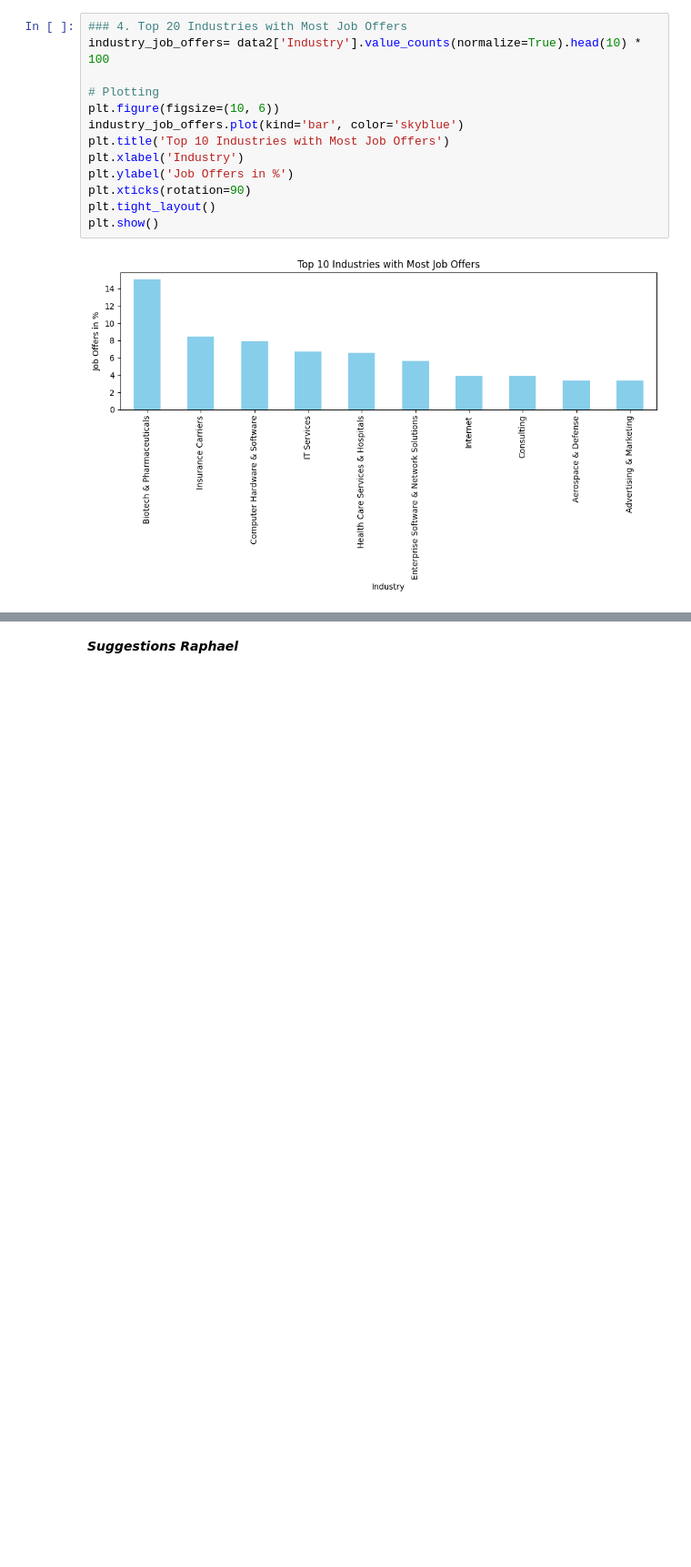
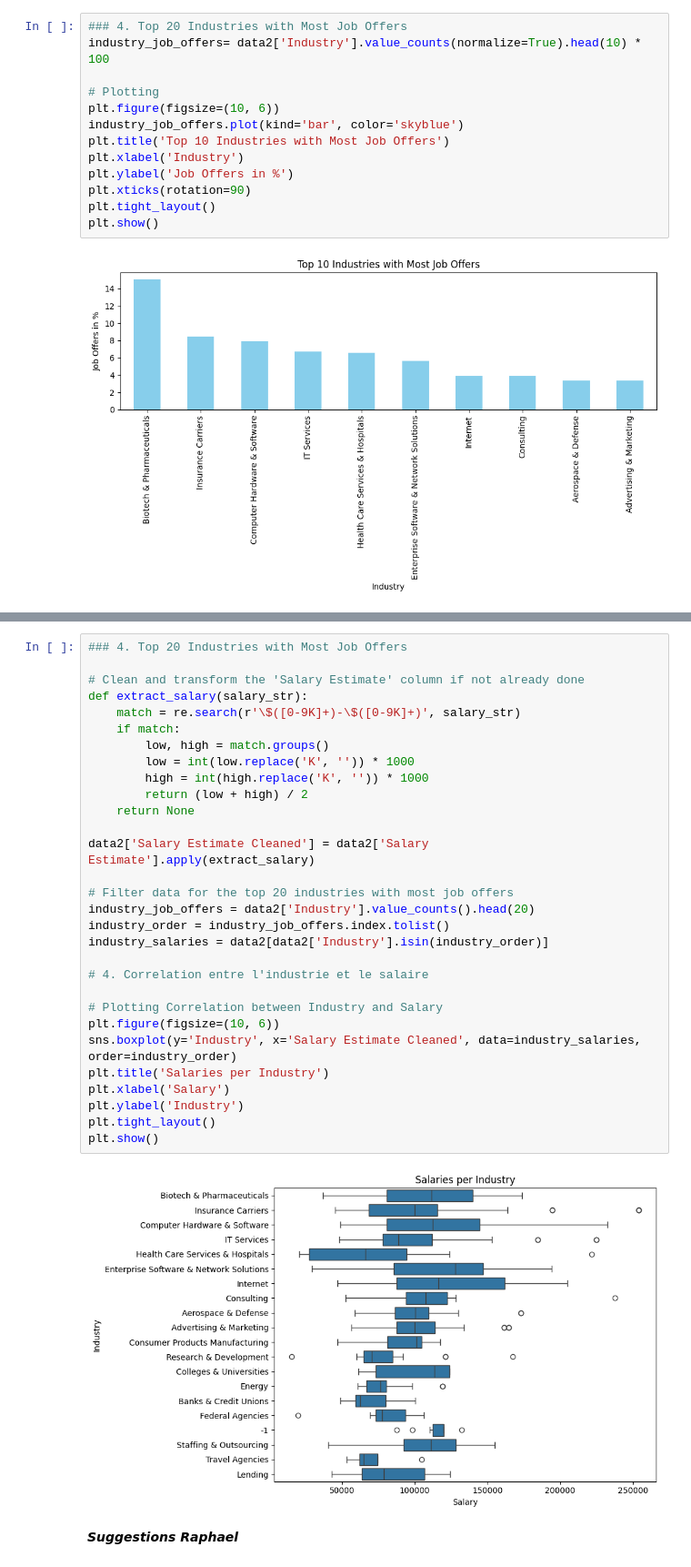
Before and after one commit to datschman/DataScientist, a Jupyter notebook: notebooks/website_content.ipynb, the cells around one changed output, grey strips where cells are left out. Shown at 91% size. Cells and saved outputs as stored; diff of their text form; blank space fills up the shorter version.

```diff
--- a/notebooks/website_content.ipynb
+++ b/notebooks/website_content.ipynb
@@ -134,3 +196,35 @@ plt.show()
+# %%
+### 4. Top 20 Industries with Most Job Offers
+
+# Clean and transform the 'Salary Estimate' column if not already done
+def extract_salary(salary_str):
+    match = re.search(r'\$([0-9K]+)-\$([0-9K]+)', salary_str)
+    if match:
+        low, high = match.groups()
+        low = int(low.replace('K', '')) * 1000
+        high = int(high.replace('K', '')) * 1000
+        return (low + high) / 2
+    return None
+
+data2['Salary Estimate Cleaned'] = data2['Salary Estimate'].apply(extract_salary)
+
+# Filter data for the top 20 industries with most job offers
+industry_job_offers = data2['Industry'].value_counts().head(20)
+industry_order = industry_job_offers.index.tolist()
+industry_salaries = data2[data2['Industry'].isin(industry_order)]
+
+# 4. Correlation entre l'industrie et le salaire
+
+# Plotting Correlation between Industry and Salary
+plt.figure(figsize=(10, 6))
+sns.boxplot(y='Industry', x='Salary Estimate Cleaned', data=industry_salaries, order=industry_order)
+plt.title('Salaries per Industry')
+plt.xlabel('Salary')
+plt.ylabel('Industry')
+plt.tight_layout()
+plt.show()
+# %% [output]
+[figure, added]
 # %% [markdown]
 ***Suggestions Raphael***
 # %% [markdown]
```
Also changed, not shown: parts of 4 cells of this notebook, 4 other files.
